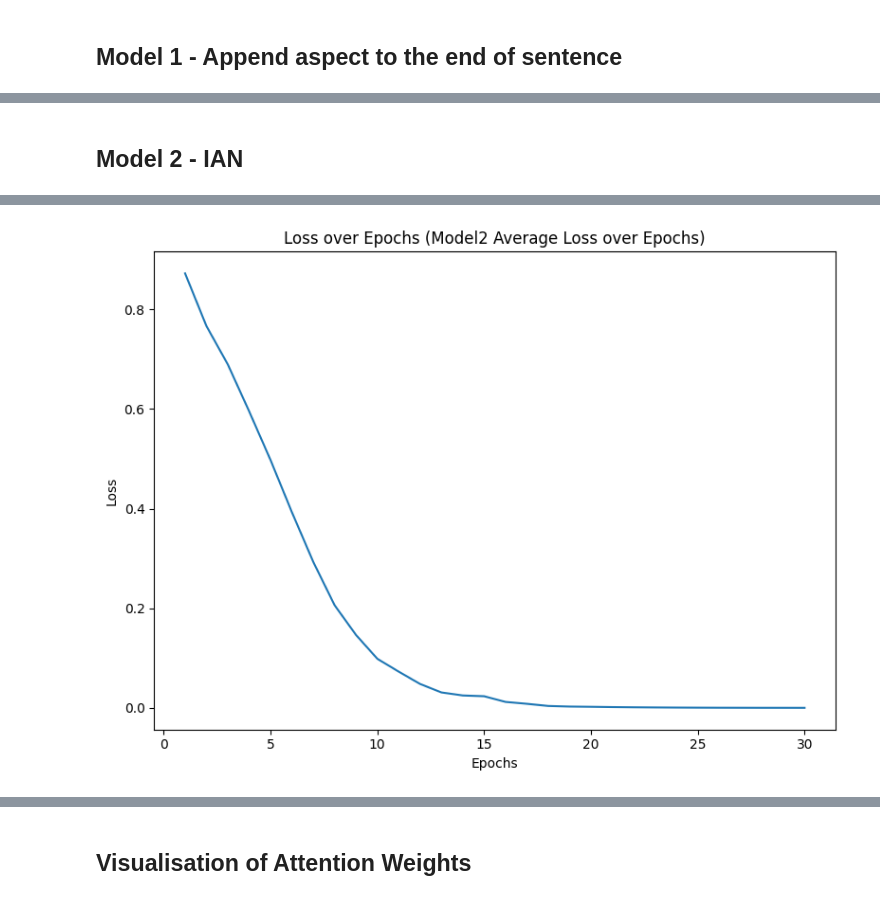
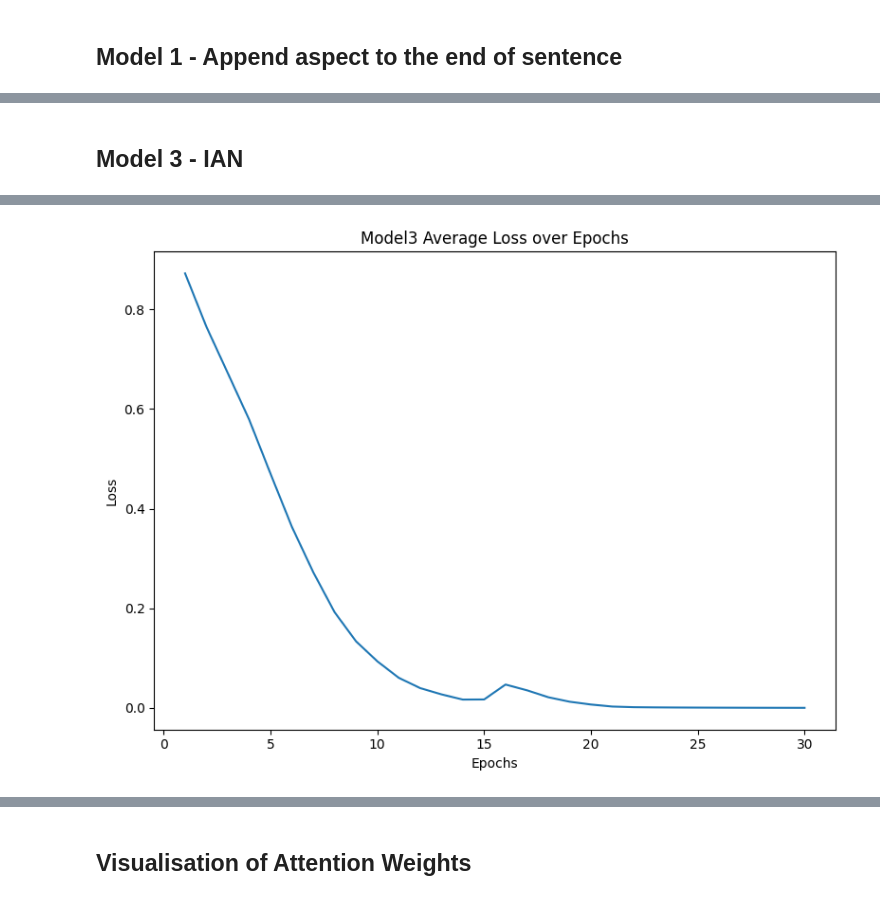
Before and after one commit to LisonLau/CITS4012-Project, a Jupyter notebook: CITS4012_10.ipynb, the cells around one changed output, grey strips where cells are left out. Cells and saved outputs as stored; diff of their text form; code cells hidden in the pictures.

```diff
--- a/CITS4012_10.ipynb
+++ b/CITS4012_10.ipynb
@@ -571,7 +571,7 @@ def train(model, batches, batch_size=64, learning_rate=0.001, num_epochs=10000,
 def plot_graph(num_epochs, interval, plot_data, title, metric):
     plt.figure(figsize=(8, 6))
     plt.plot(range(1, num_epochs+1, interval), plot_data)
-    plt.title(f'{metric.capitalize()} over Epochs ({title})')
+    plt.title(title)
     plt.xlabel('Epochs')
     plt.ylabel(metric.capitalize())
     plt.tight_layout()
@@ -749,17 +784,17 @@ Accuracy for Model1: 0.6226
 # %% [markdown]
-## Model 2 - IAN
+## Model 3 - IAN
 # %%
 # Get word embeddings
 embedding = nn.Embedding(vocab_size, hidden_size)
 embedding.weight.data.copy_(torch.from_numpy(glove_weights))
 
 set_random_seed(seed) # For reproducibility
-model2 = IAN(hidden_size, num_polarities, batch_size, embedding, attention_type).to(device)
-model2, plot_avg_losses2, plot_accuracy2 = train(model2, batches, batch_size=batch_size, learning_rate=learning_rate, num_epochs=num_epochs,
+model3 = IAN(hidden_size, num_polarities, batch_size, embedding, attention_type).to(device)
+model3, plot_avg_losses3, plot_accuracy3 = train(model3, batches, batch_size=batch_size, learning_rate=learning_rate, num_epochs=num_epochs,
                                                  print_interval=print_interval, plot_interval=plot_interval, accuracy_graph=False)
 
-accuracy2 = evaluate(model2, batch_size)
-print(f"Accuracy for Model2: {accuracy2:.4f}")
-plot_graph(num_epochs, plot_interval, plot_avg_losses2, 'Model2 Average Loss over Epochs', 'Loss')
-# plot_graph(num_epochs, plot_interval, plot_accuracy2, 'Model2 Accuracy over Epochs', 'Accuracy')
+accuracy3 = evaluate(model3, batch_size)
+print(f"Accuracy for Model3: {accuracy3:.4f}")
+plot_graph(num_epochs, plot_interval, plot_avg_losses3, 'Model3 Average Loss over Epochs', 'Loss')
+# plot_graph(num_epochs, plot_interval, plot_accuracy3, 'Model3 Accuracy over Epochs', 'Accuracy')
 # %% [output]
@@ -783 +818 @@ Accuracy for Model2: 0.7048
-[figure, old version]
+[figure, new version]
```
Also changed, not shown: parts of 12 cells of this notebook.
